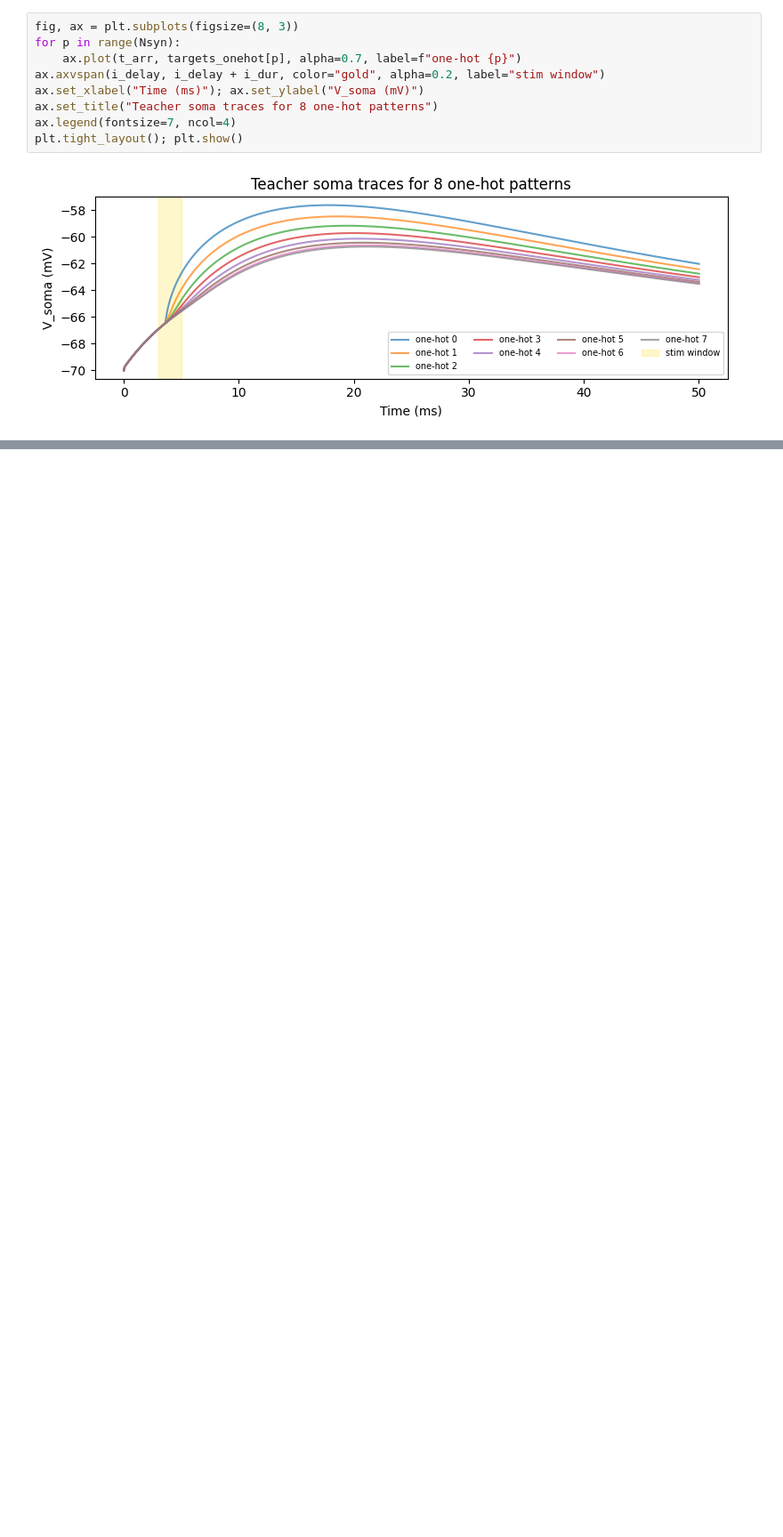
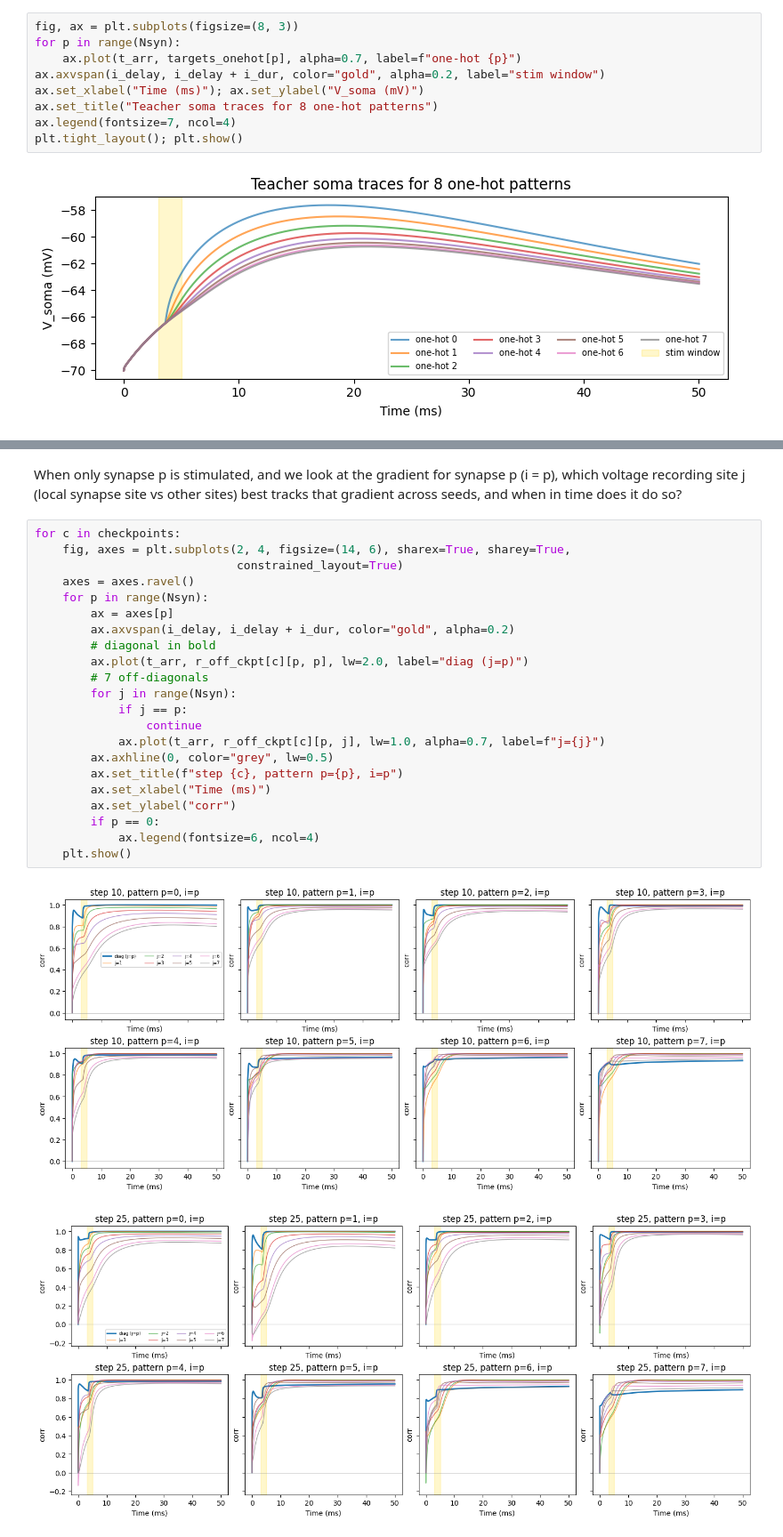
Before and after one commit to itzelts/jaxneuro, a Jupyter notebook: notebooks/retrain.ipynb, the cells around one changed output, grey strips where cells are left out. Shown at 89% size. Drawn from its saved outputs; the diff is of its cells as text; blank space fills up the shorter version.

```diff
--- a/notebooks/retrain.ipynb
+++ b/notebooks/retrain.ipynb
@@ -844,0 +532,27 @@ Analysis window W: [3.0, 25.0] ms  (881 timepoints)
+# %% [markdown]
+When only synapse p is stimulated, and we look at the gradient for synapse p (i = p), which voltage recording site j (local synapse site vs other sites) best tracks that gradient across seeds, and when in time does it do so?
+# %%
+for c in checkpoints:
+    fig, axes = plt.subplots(2, 4, figsize=(14, 6), sharex=True, sharey=True,
+                             constrained_layout=True)
+    axes = axes.ravel()
+    for p in range(Nsyn):
+        ax = axes[p]
+        ax.axvspan(i_delay, i_delay + i_dur, color="gold", alpha=0.2)
+        # diagonal in bold
+        ax.plot(t_arr, r_off_ckpt[c][p, p], lw=2.0, label="diag (j=p)")
+        # 7 off-diagonals
+        for j in range(Nsyn):
+            if j == p:
+                continue
+            ax.plot(t_arr, r_off_ckpt[c][p, j], lw=1.0, alpha=0.7, label=f"j={j}")
+        ax.axhline(0, color="grey", lw=0.5)
+        ax.set_title(f"step {c}, pattern p={p}, i=p")
+        ax.set_xlabel("Time (ms)")
+        ax.set_ylabel("corr")
+        if p == 0:
+            ax.legend(fontsize=6, ncol=4)
+    plt.show()
+# %% [output]
+[figure, added]
+[figure, added]
```
Also changed, not shown: parts of 14 cells of this notebook.
